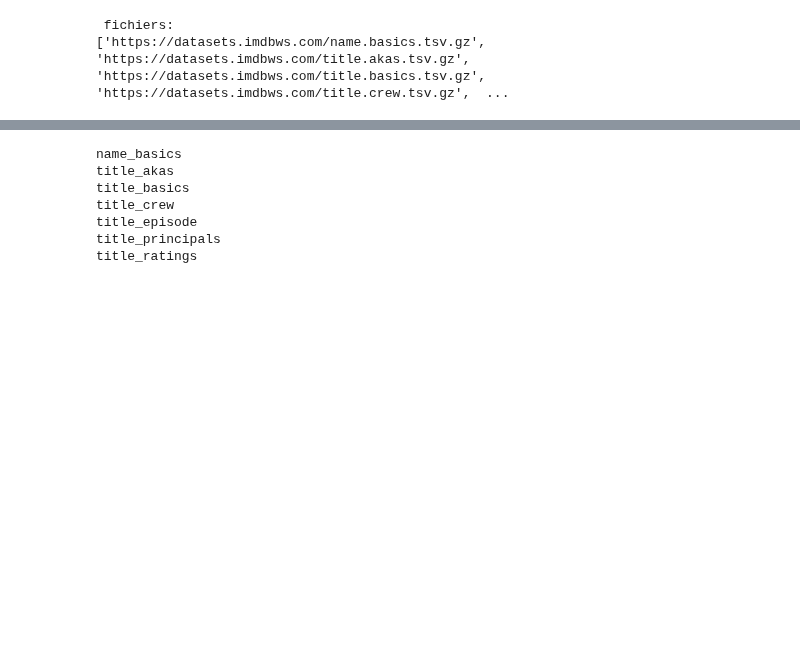
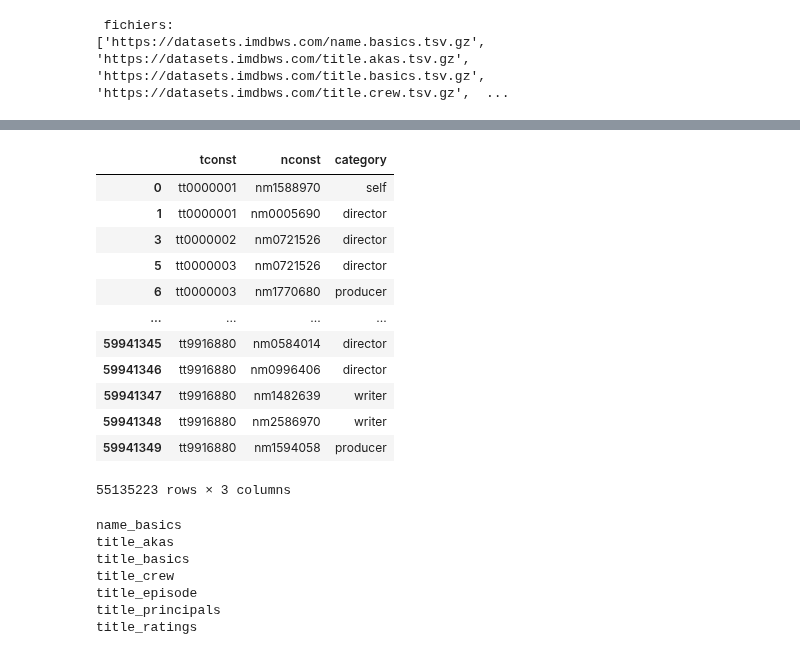
Before and after one commit to bigmoletos/WildCodeSchool_formation_IA_nov2023, a Jupyter notebook: Projets/Projet2_NetFlix/recommandation_films.ipynb, the cells around one changed output, grey strips where cells are left out. Cells and saved outputs as stored; diff of their text form; code cells hidden in the pictures; blank space fills up the shorter version.

```diff
--- a/Projets/Projet2_NetFlix/recommandation_films.ipynb
+++ b/Projets/Projet2_NetFlix/recommandation_films.ipynb
@@ -202,0 +377,24 @@ types_film
+# %%
+types_category = title_principals2["category"].unique().tolist()
+
+# surla liste des types ['imdbDisplay',
+#  ['imdbDisplay','alternative', '\\N', 'tv', 'video', 'dvd', 'working', 'festival'] on ne garde que  ['imdbDisplay','tv', 'video','festival']
+filtre_to_keep = ['self', 'director', 'producer','editor', 'actor', 'actress', 'writer']
+filtre_type_category = title_principals2['category'].isin(filtre_to_keep)
+title_principals2 = title_principals2[filtre_type_category]
+# %%
+title_principals2
+# %% [output]
+|  | tconst | nconst | category |
+| 0 | tt0000001 | nm1588970 | self |
+| 1 | tt0000001 | nm0005690 | director |
+| 3 | tt0000002 | nm0721526 | director |
+| 5 | tt0000003 | nm0721526 | director |
+| 6 | tt0000003 | nm1770680 | producer |
+| ... | ... | ... | ... |
+| 59941345 | tt9916880 | nm0584014 | director |
+| 59941346 | tt9916880 | nm0996406 | director |
+| 59941347 | tt9916880 | nm1482639 | writer |
+| 59941348 | tt9916880 | nm2586970 | writer |
+| 59941349 | tt9916880 | nm1594058 | producer |
+55135223 rows × 3 columns
```
Also changed, not shown: parts of 29 cells of this notebook, 2 other files.
